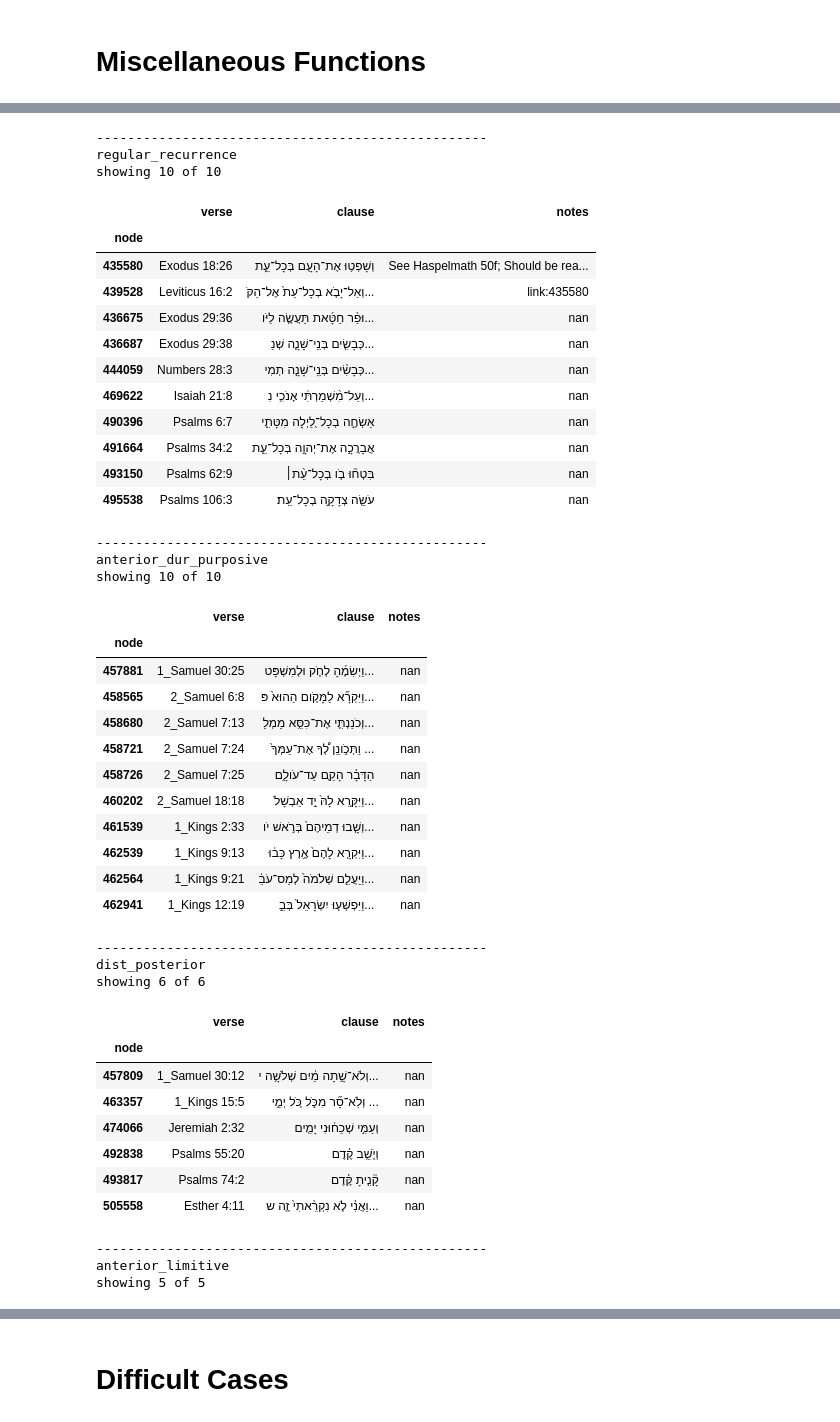
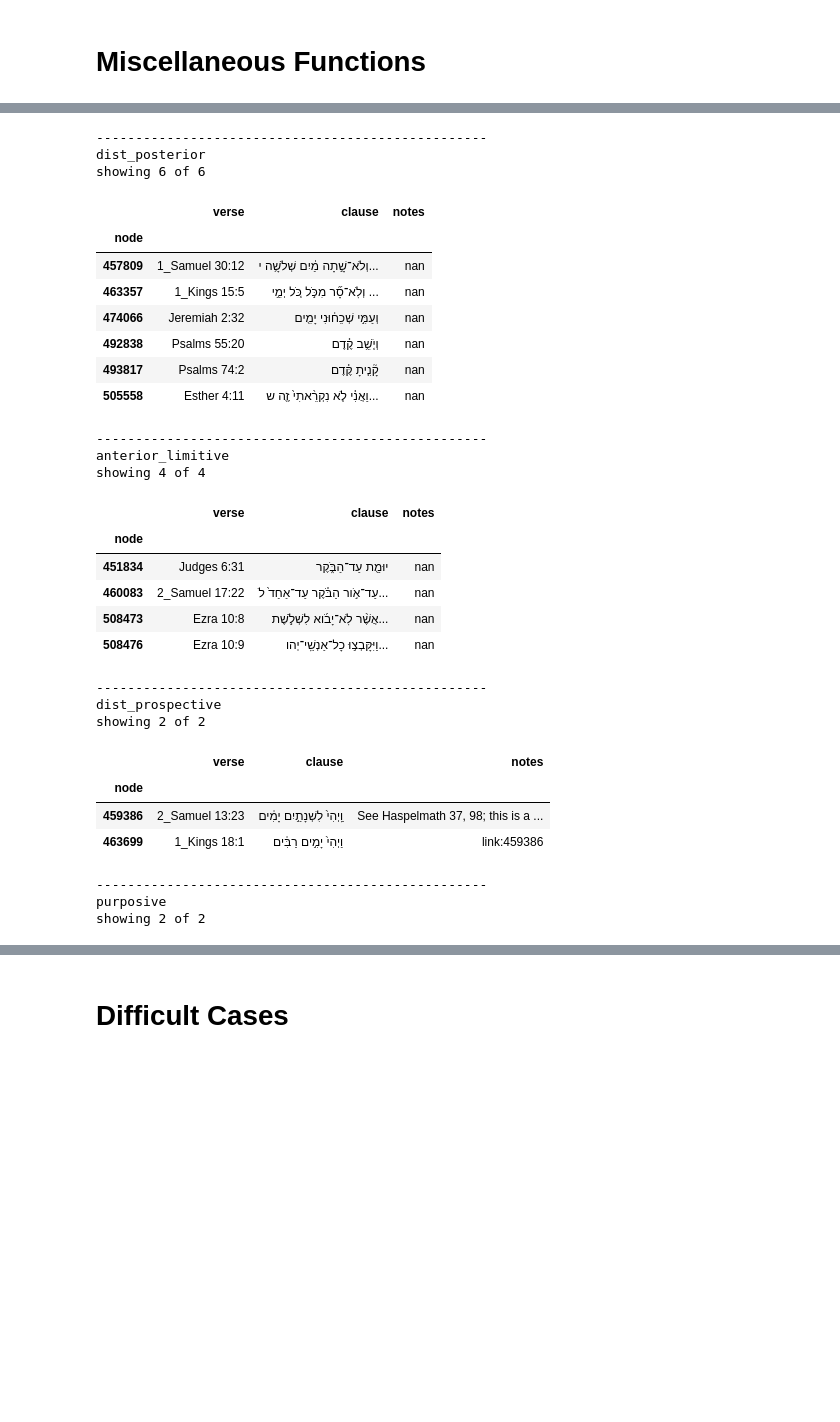
Before and after one commit to CambridgeSemiticsLab/BH_time_collocations, a Jupyter notebook: workflow/notebooks/analysis/sem_fspecies2.ipynb, the cells around one changed output, grey strips where cells are left out. Drawn from its saved outputs; the diff is of its cells as text; code cells hidden in the pictures; blank space fills up the shorter version.

```diff
--- a/workflow/notebooks/analysis/sem_fspecies2.ipynb
+++ b/workflow/notebooks/analysis/sem_fspecies2.ipynb
@@ -49,83 +48,66 @@ Name: function, dtype: int64
 # %%
 funct2names = {
     'purposive_ext':['purpext', 'Purposive Extent'],
-    'regular_recurrence': ['regrec', 'Regular Recurrence'],
-    'anterior_dur_purposive': ['antdurpurp', 'Anterior Durative Purposive'],
     'dist_posterior': ['distpost', 'Distance Posterior'],
     'anterior_limitive': ['antlimit', 'Anterior Limitive'],
     'dist_prospective': ['distprosp', 'Distance Prospective'],
     'purposive': ['purp', 'Purposive'],
     'anterior_dur_except': ['antdurex', 'Anterior Durative with "Except"'],
     'posterior_dur_future': ['postdurfut', 'Posterior Durative Future'],
-    'posterior_dist': ['postdist', 'Posterior Distance']
 }
 
 # automatically show examples
 for funct in funct2names:
     exdf = df[df.function == funct].sort_values(by='notes').head(10)
     print(funct)
     display(
         ts.show(exdf, extra=['notes'], spread=-1)
     )
     print('-'*50)
 # %% [output]
 purposive_ext
 showing 10 of 10
 |  | verse | clause | notes |
 | node |  |  |  |
 | 466003 | 2_Kings 8:19 | לְבָנָ֖יו כָּל־הַיָּמִֽים׃ | !clause |
 | 514102 | 2_Chronicles 21:7 | וּלְבָנָ֖יו כָּל־הַיָּמִֽים׃ | !clause |
 | 484481 | Ezekiel 39:12 | לְמַ֖עַן טַהֵ֣ר אֶת־הָאָ֑רֶץ שִׁב... | ESV disagrees with clause break here |
 | 463541 | 1_Kings 16:23 | בְּתִרְצָ֖ה מָלַ֥ךְ שֵׁשׁ־שָׁנִֽים׃ | This example may shed light on th... |
 | 432263 | Genesis 41:36 | וְהָיָ֨ה הָאֹ֤כֶל לְפִקָּדֹון֙ לָ... | the atelicity of the verb here mi... |
 | 438983 | Leviticus 13:5 | וְהִסְגִּירֹ֧ו הַכֹּהֵ֛ן שִׁבְעַ֥... | nan |
 | 439051 | Leviticus 13:21 | וְהִסְגִּירֹ֥ו הַכֹּהֵ֖ן שִׁבְעַ֥... | nan |
 | 439075 | Leviticus 13:26 | וְהִסְגִּירֹ֥ו הַכֹּהֵ֖ן שִׁבְעַ֥... | nan |
 | 439099 | Leviticus 13:31 | וְהִסְגִּ֧יר הַכֹּהֵ֛ן אֶת־נֶ֥גַע... | nan |
 | 439107 | Leviticus 13:33 | וְהִסְגִּ֨יר הַכֹּהֵ֧ן אֶת־הַנֶּ֛... | nan |
 --------------------------------------------------
-regular_recurrence
-showing 10 of 10
+dist_posterior
+showing 6 of 6
 |  | verse | clause | notes |
 | node |  |  |  |
-| 435580 | Exodus 18:26 | וְשָׁפְט֥וּ אֶת־הָעָ֖ם בְּכָל־עֵ֑ת | See Haspelmath 50f; Should be rea... |
-| 439528 | Leviticus 16:2 | וְאַל־יָבֹ֤א בְכָל־עֵת֙ אֶל־הַקֹּ... | link:435580 |
-| 436675 | Exodus 29:36 | וּפַ֨ר חַטָּ֜את תַּעֲשֶׂ֤ה לַיֹּו... | nan |
-| 436687 | Exodus 29:38 | כְּבָשִׂ֧ים בְּנֵֽי־שָׁנָ֛ה שְׁנַ... | nan |
-| 444059 | Numbers 28:3 | כְּבָשִׂ֨ים בְּנֵֽי־שָׁנָ֧ה תְמִי... | nan |
-| 469622 | Isaiah 21:8 | וְעַל־מִ֨שְׁמַרְתִּ֔י אָנֹכִ֥י נִ... | nan |
-| 490396 | Psalms 6:7 | אַשְׂחֶ֣ה בְכָל־לַ֭יְלָה מִטָּתִ֑י | nan |
-| 491664 | Psalms 34:2 | אֲבָרֲכָ֣ה אֶת־יְהוָ֣ה בְּכָל־עֵ֑ת | nan |
-| 493150 | Psalms 62:9 | בִּטְח֘וּ בֹ֤ו בְכָל־עֵ֨ת׀ | nan |
-| 495538 | Psalms 106:3 | עֹשֵׂ֖ה צְדָקָ֣ה בְכָל־עֵֽת׃ | nan |
+| 457809 | 1_Samuel 30:12 | וְלֹא־שָׁ֣תָה מַ֔יִם שְׁלֹשָׁ֥ה י... | nan |
+| 463357 | 1_Kings 15:5 | וְלֹֽא־סָ֞ר מִכֹּ֣ל כֹּ֚ל יְמֵ֣י ... | nan |
+| 474066 | Jeremiah 2:32 | וְעַמִּ֣י שְׁכֵח֔וּנִי יָמִ֖ים | nan |
+| 492838 | Psalms 55:20 | וְיֹ֤שֵׁ֥ב קֶ֗דֶם | nan |
+| 493817 | Psalms 74:2 | קָ֘נִ֤יתָ קֶּ֗דֶם | nan |
+| 505558 | Esther 4:11 | וַאֲנִ֗י לֹ֤א נִקְרֵ֨אתִי֙ זֶ֖ה ש... | nan |
 --------------------------------------------------
-anterior_dur_purposive
-showing 10 of 10
+anterior_limitive
+showing 4 of 4
 |  | verse | clause | notes |
 | node |  |  |  |
-| 457881 | 1_Samuel 30:25 | וַיְשִׂמֶ֜הָ לְחֹ֤ק וּלְמִשְׁפָּט... | nan |
-| 458565 | 2_Samuel 6:8 | וַיִּקְרָ֞א לַמָּקֹ֤ום הַהוּא֙ פּ... | nan |
-| 458680 | 2_Samuel 7:13 | וְכֹנַנְתִּ֛י אֶת־כִּסֵּ֥א מַמְלַ... | nan |
-| 458721 | 2_Samuel 7:24 | וַתְּכֹ֣ונֵֽן לְ֠ךָ אֶת־עַמְּךָ֙ ... | nan |
-| 458726 | 2_Samuel 7:25 | הַדָּבָ֗ר הָקֵ֖ם עַד־עֹולָ֑ם | nan |
-| 460202 | 2_Samuel 18:18 | וַיִּקָּ֤רֵא לָהּ֙ יַ֣ד אַבְשָׁלֹ... | nan |
-| 461539 | 1_Kings 2:33 | וְשָׁ֤בוּ דְמֵיהֶם֙ בְּרֹ֣אשׁ יֹו... | nan |
-| 462539 | 1_Kings 9:13 | וַיִּקְרָ֤א לָהֶם֙ אֶ֣רֶץ כָּב֔וּ... | nan |
-| 462564 | 1_Kings 9:21 | וַיַּעֲלֵ֤ם שְׁלֹמֹה֙ לְמַס־עֹבֵ֔... | nan |
-| 462941 | 1_Kings 12:19 | וַיִּפְשְׁע֤וּ יִשְׂרָאֵל֙ בְּבֵ֣... | nan |
+| 451834 | Judges 6:31 | יוּמַ֖ת עַד־הַבֹּ֑קֶר | nan |
+| 460083 | 2_Samuel 17:22 | עַד־אֹ֣ור הַבֹּ֗קֶר עַד־אַחַד֙ לֹ... | nan |
+| 508473 | Ezra 10:8 | אֲשֶׁ֨ר לֹֽא־יָבֹ֜וא לִשְׁלֹ֣שֶׁת... | nan |
+| 508476 | Ezra 10:9 | וַיִּקָּבְצ֣וּ כָל־אַנְשֵֽׁי־יְהו... | nan |
 --------------------------------------------------
-dist_posterior
-showing 6 of 6
+dist_prospective
+showing 2 of 2
 |  | verse | clause | notes |
 | node |  |  |  |
-| 457809 | 1_Samuel 30:12 | וְלֹא־שָׁ֣תָה מַ֔יִם שְׁלֹשָׁ֥ה י... | nan |
-| 463357 | 1_Kings 15:5 | וְלֹֽא־סָ֞ר מִכֹּ֣ל כֹּ֚ל יְמֵ֣י ... | nan |
-| 474066 | Jeremiah 2:32 | וְעַמִּ֣י שְׁכֵח֔וּנִי יָמִ֖ים | nan |
-| 492838 | Psalms 55:20 | וְיֹ֤שֵׁ֥ב קֶ֗דֶם | nan |
-| 493817 | Psalms 74:2 | קָ֘נִ֤יתָ קֶּ֗דֶם | nan |
-| 505558 | Esther 4:11 | וַאֲנִ֗י לֹ֤א נִקְרֵ֨אתִי֙ זֶ֖ה ש... | nan |
+| 459386 | 2_Samuel 13:23 | וַֽיְהִי֙ לִשְׁנָתַ֣יִם יָמִ֔ים | See Haspelmath 37, 98; this is a ... |
+| 463699 | 1_Kings 18:1 | וַיְהִי֙ יָמִ֣ים רַבִּ֔ים | link:459386 |
 --------------------------------------------------
-anterior_limitive
-showing 5 of 5
+purposive
+showing 2 of 2
 |  | verse | clause | notes |
 | node |  |  |  |
```
Also changed, not shown: parts of 22 cells of this notebook, 18 other files.
